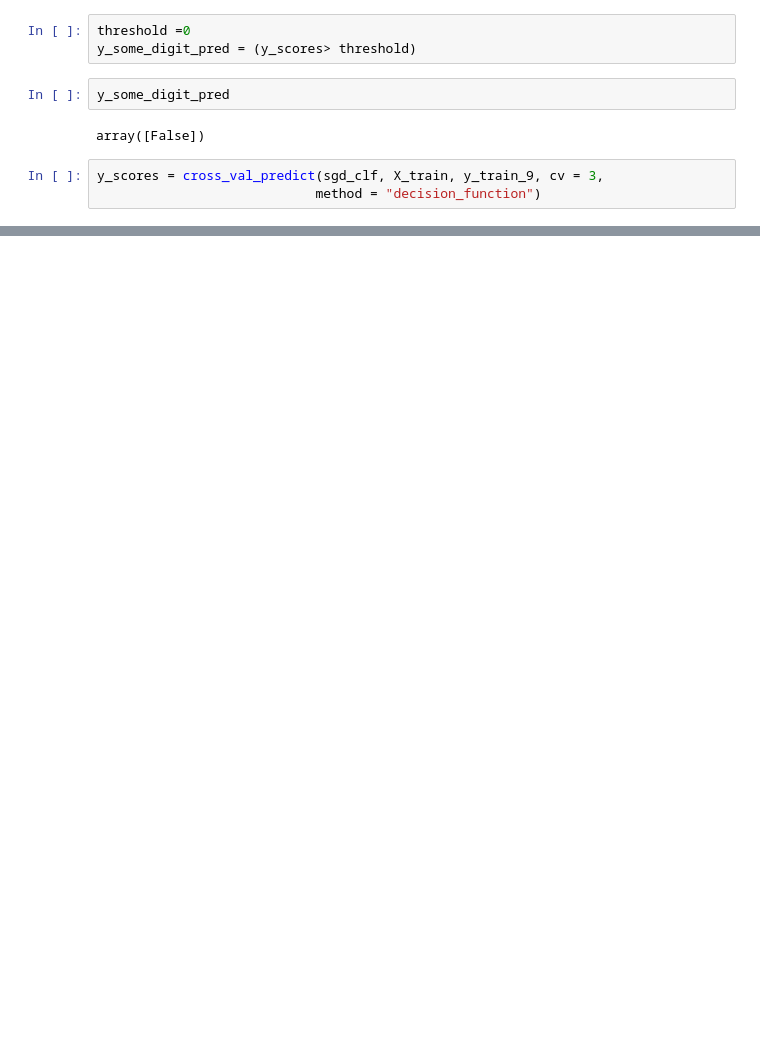
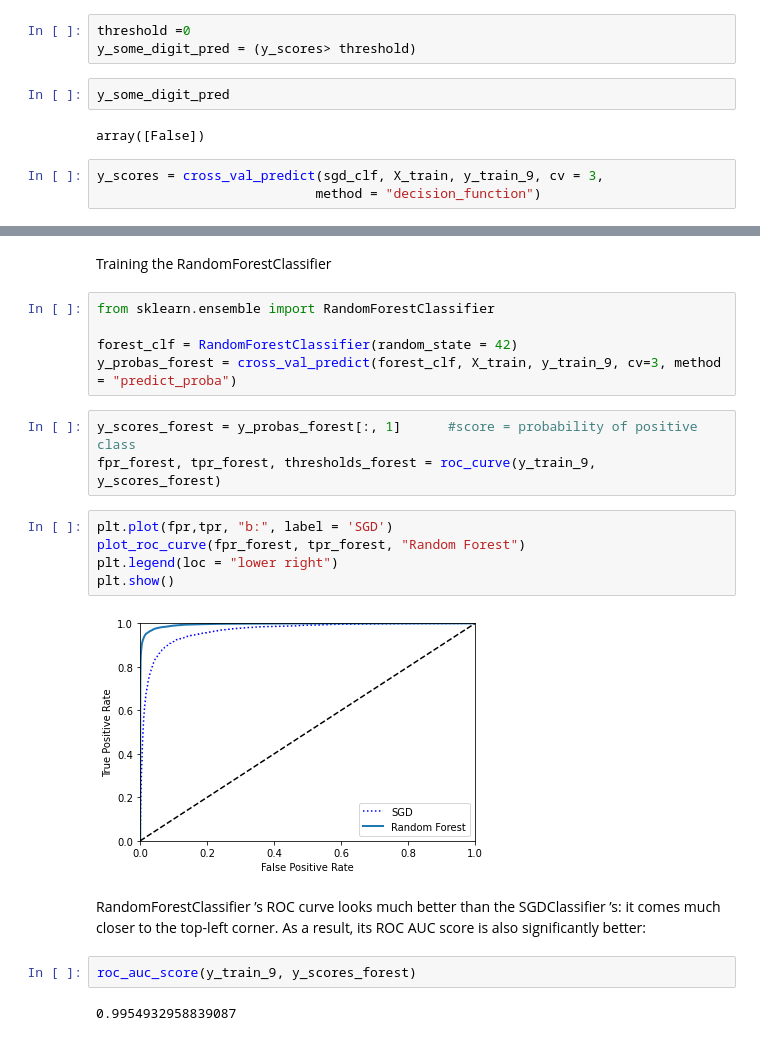
Before and after one commit to KabichNeu/Hands-on-Machine-Learning, a Jupyter notebook: chapter-3(Classification).ipynb, the cells around one changed output, grey strips where cells are left out. Cells and saved outputs as stored; diff of their text form; blank space fills up the shorter version.

```diff
--- a/chapter-3(Classification).ipynb
+++ b/chapter-3(Classification).ipynb
@@ -223,0 +316,25 @@ array([ 12383.03042173, -17673.33105593,   2140.26579096, ...,
+# %% [markdown]
+Training the RandomForestClassifier
+# %%
+from sklearn.ensemble import RandomForestClassifier
+
+forest_clf = RandomForestClassifier(random_state = 42)
+y_probas_forest = cross_val_predict(forest_clf, X_train, y_train_9, cv=3, method = "predict_proba")
+# %%
+y_scores_forest = y_probas_forest[:, 1]      #score = probability of positive class
+fpr_forest, tpr_forest, thresholds_forest = roc_curve(y_train_9, y_scores_forest)
+# %%
+plt.plot(fpr,tpr, "b:", label = 'SGD')
+plot_roc_curve(fpr_forest, tpr_forest, "Random Forest")
+plt.legend(loc = "lower right")
+plt.show()
+# %% [output]
+[figure, added]
+# %% [markdown]
+RandomForestClassifier ’s ROC curve looks much
+better than the SGDClassifier ’s: it comes much closer to the top-left corner. As a
+result, its ROC AUC score is also significantly better:
+# %%
+roc_auc_score(y_train_9, y_scores_forest)
+# %% [output]
+0.9954932958839087
```
Also changed, not shown: parts of 29 cells of this notebook.
